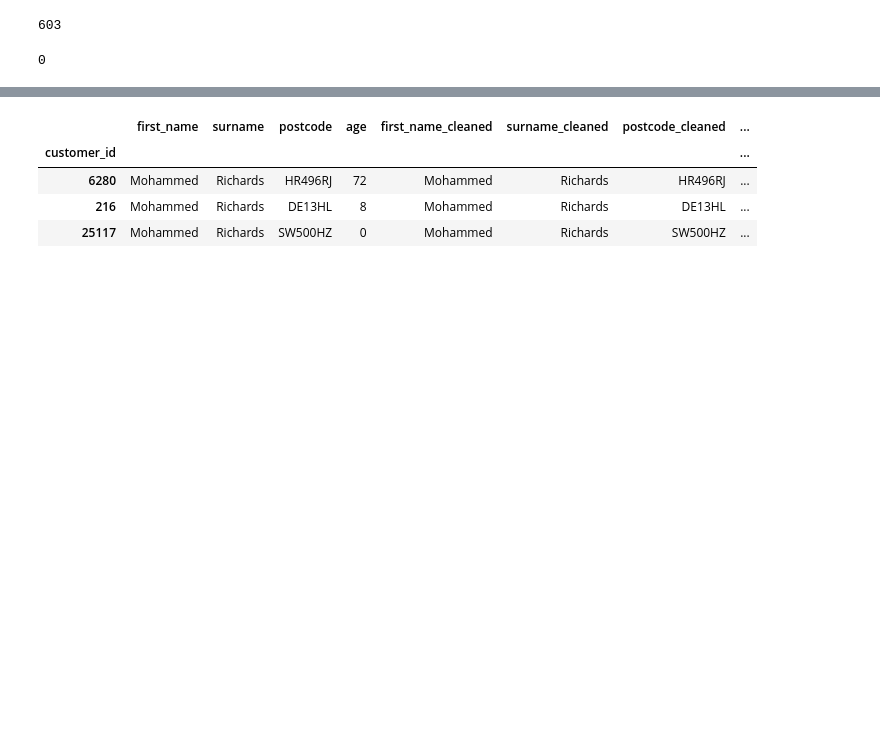
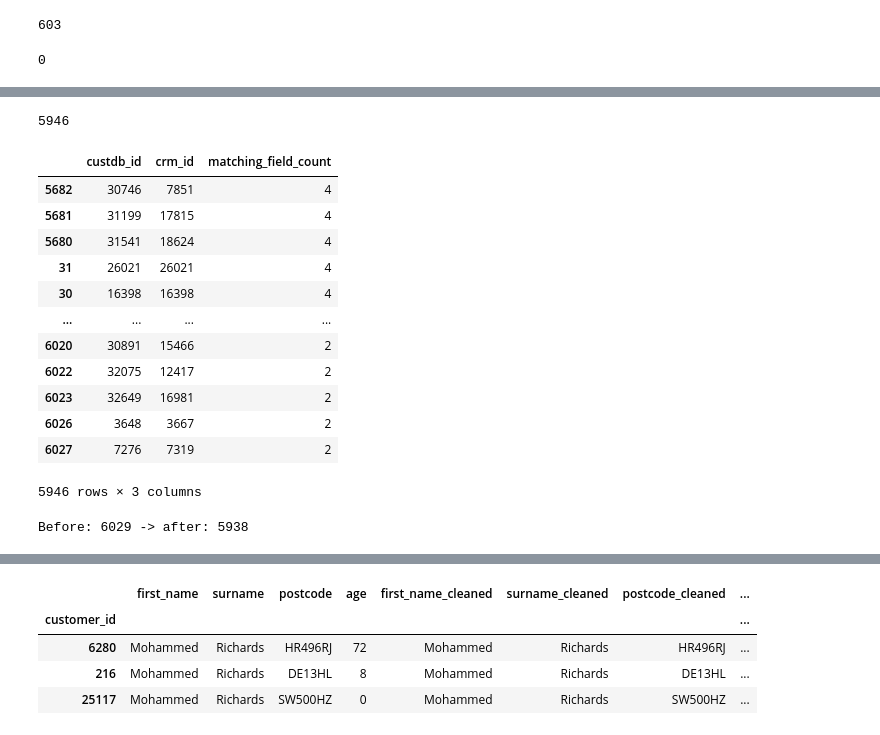
Before and after one commit to SheltonCarvallo/DataModeling-Duplicates, a Jupyter notebook: data_modeling.ipynb, the cells around one changed output, grey strips where cells are left out. Cells and saved outputs as stored; diff of their text form; code cells hidden in the pictures; blank space fills up the shorter version.

```diff
--- a/data_modeling.ipynb
+++ b/data_modeling.ipynb
@@ -1967,0 +1891,12 @@ rigth_side_dupled_datasets = (
+# %%
+all_accepted_pairs = (
+    mulIndex_true_matches
+    .append(mulIndex_pairs_name_diff)
+    .append(mulIndex_pairs_surname_diff)
+    .append(positive_matches_age)
+    .append(mulIndex_pairs_postcode_diff)
+    .append(just_surname_name)
+    .append(just_name_age_one_year_diff)
+    .append(just_postcode_age_less_1_years)
+)
+print(f"Total accepted pairs: {len(all_accepted_pairs)}")
@@ -1967,0 +1967,6 @@ rigth_side_dupled_datasets = (
+# %%
+pairs_df = pd.DataFrame({
+    'custdb_id': all_accepted_pairs.get_level_values(0),
+    'crm_id': all_accepted_pairs.get_level_values(1)
+})
+pairs_df.head(5)
@@ -1967,0 +1980,6 @@ rigth_side_dupled_datasets = (
+# %%
+field_mask = get_boolean_masks(
+    df_custdb_deduped, df_crm_deduped, all_accepted_pairs, columns_to_check
+)
+pairs_df['matching_field_count'] = sum(field_mask[col].astype(int) for col in columns_to_check)
+pairs_df.head(5)
@@ -1967,0 +1993,36 @@ rigth_side_dupled_datasets = (
+# %%
+# Resolving crm-side (one CRM ID matched to multiple custumer_id from df_custdb_deduped)
+pairs_resolved = (pairs_df
+    .sort_values('matching_field_count', ascending=False) # sorting values the matching_field_count, we keep the high probably true matches
+    .drop_duplicates(subset='crm_id', keep='first')
+)
+len(pairs_resolved)
+# %% [output]
+5946
+# %%
+pairs_resolved
+# %% [output]
+|  | custdb_id | crm_id | matching_field_count |
+| 5682 | 30746 | 7851 | 4 |
+| 5681 | 31199 | 17815 | 4 |
+| 5680 | 31541 | 18624 | 4 |
+| 31 | 26021 | 26021 | 4 |
+| 30 | 16398 | 16398 | 4 |
+| ... | ... | ... | ... |
+| 6020 | 30891 | 15466 | 2 |
+| 6022 | 32075 | 12417 | 2 |
+| 6023 | 32649 | 16981 | 2 |
+| 6026 | 3648 | 3667 | 2 |
+| 6027 | 7276 | 7319 | 2 |
+5946 rows × 3 columns
+# %%
+# Resolving dbcustomer-side (one customer ID matched to multiple crm_id from df_crm_deduped)
+pairs_resolved = (
+    pairs_resolved
+    .sort_values('matching_field_count', ascending=False) # sorting values the matching_field_count, we keep the high probably true matches
+    .drop_duplicates(subset='custdb_id', keep='first')
+)
+
+print(f"Before: {len(pairs_df)} -> after: {len(pairs_resolved)}")
+# %% [output]
+Before: 6029 -> after: 5938
```
Also changed, not shown: parts of 31 cells of this notebook, 2 other files.
